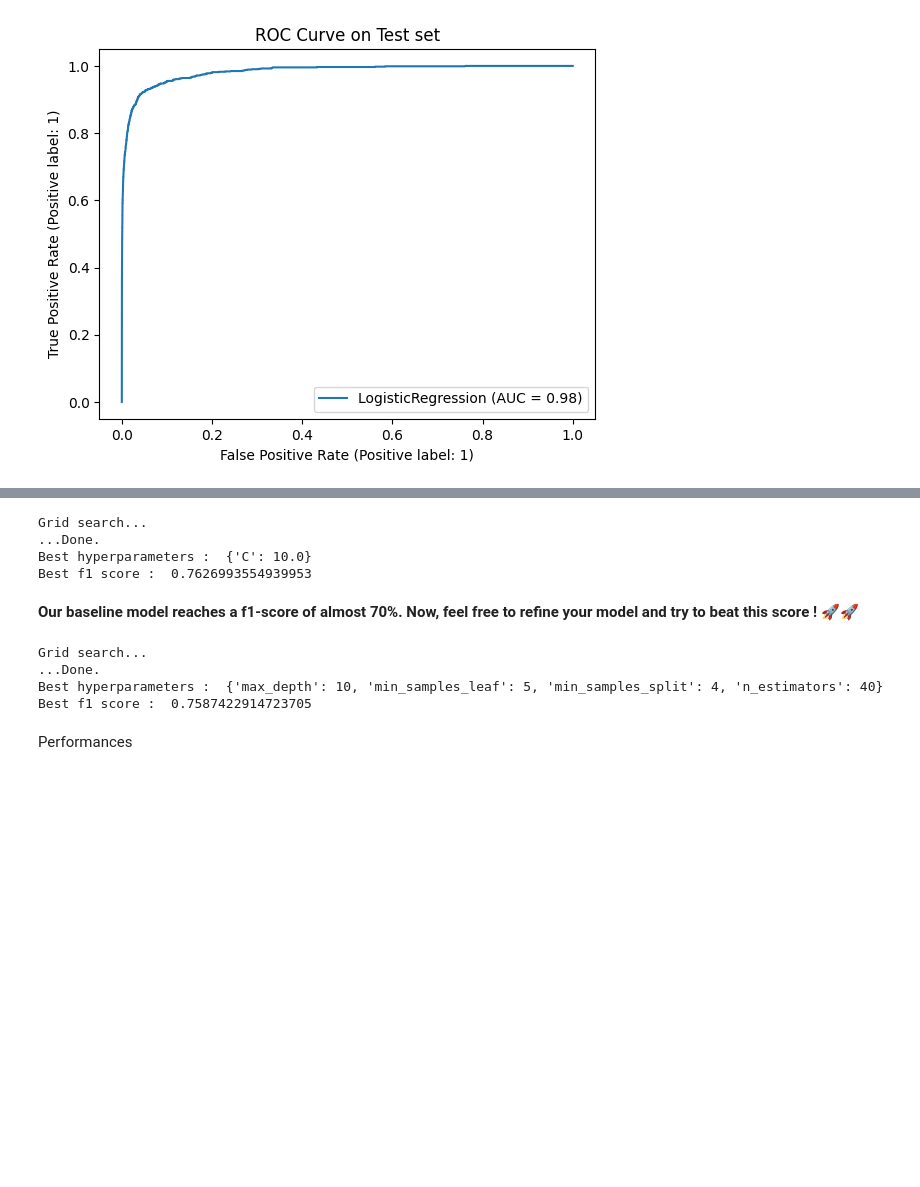
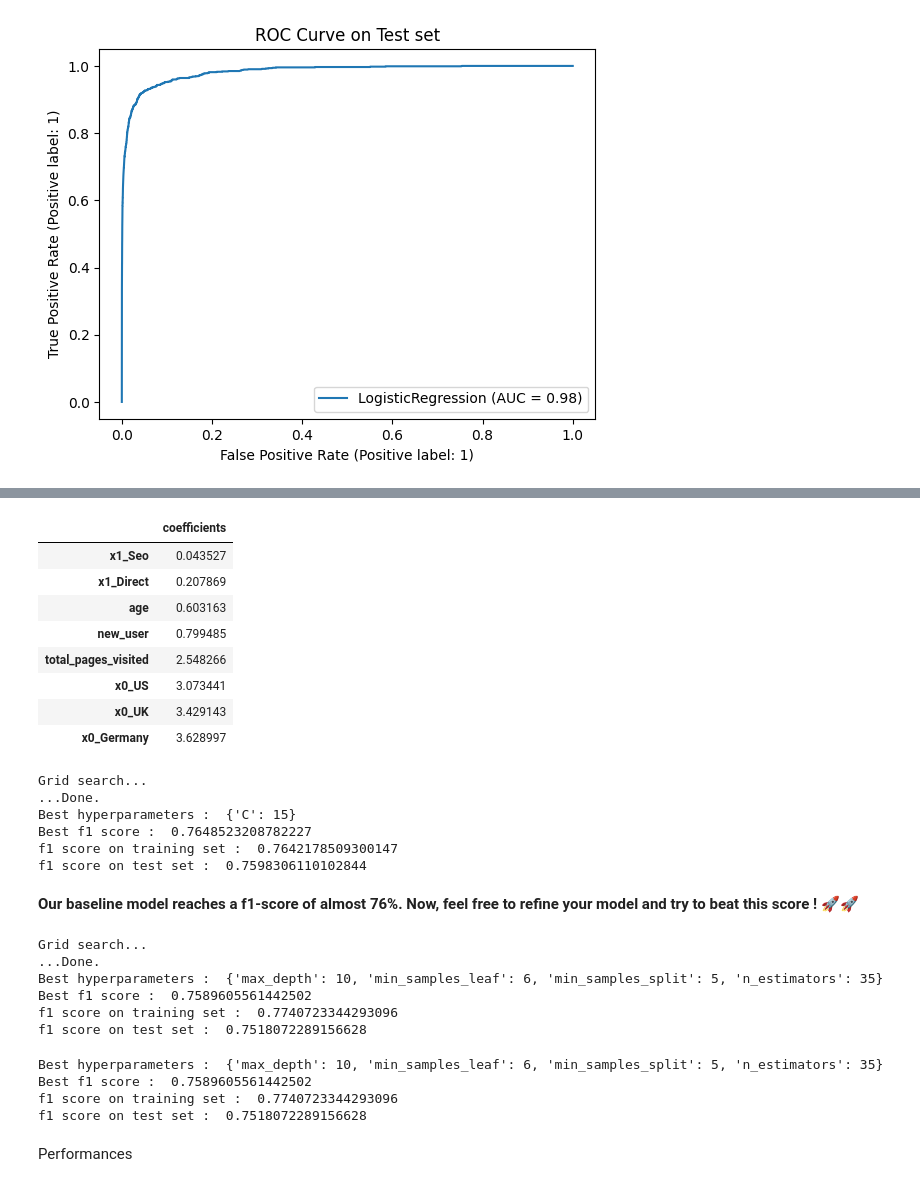
Before and after one commit to Stylomines/Conversion_rate_challenge, a Jupyter notebook: 02-Conversion_rate_challenge_template.ipynb, the cells around one changed output, grey strips where cells are left out. Drawn from its saved outputs; the diff is of its cells as text; code cells hidden in the pictures; blank space fills up the shorter version.

```diff
--- a/02-Conversion_rate_challenge_template.ipynb
+++ b/02-Conversion_rate_challenge_template.ipynb
@@ -292,0 +301,14 @@ plt.show()
+# %%
+# Compute abs() and sort values
+feature_importance = abs(coefs).sort_values(by = 'coefficients')
+feature_importance
+# %% [output]
+|  | coefficients |
+| x1_Seo | 0.043527 |
+| x1_Direct | 0.207869 |
+| age | 0.603163 |
+| new_user | 0.799485 |
+| total_pages_visited | 2.548266 |
+| x0_US | 3.073441 |
+| x0_UK | 3.429143 |
+| x0_Germany | 3.628997 |
@@ -295,20 +324,25 @@ plt.show()
 print("Grid search...")
 # Grid of values to be tested
 params = {
-    'C': [ 0.5, 1.0, 2.0, 5.0, 10.0, 15, 20.0] # 0 corresponds to no regularization
+    'C': [ 1, 5, 10.0, 15, 20] # 0 corresponds to no regularization
 }
-gridsearch = GridSearchCV(classifier, param_grid = params, cv = 3, scoring ="f1") # cv : the number of folds to be used for CV
+gridsearch = GridSearchCV(classifier, param_grid = params, cv = 5, scoring ="f1") # cv : the number of folds to be used for CV
 gridsearch.fit(X_train, Y_train)
 print("...Done.")
 print("Best hyperparameters : ", gridsearch.best_params_)
 print("Best f1 score : ", gridsearch.best_score_)
+
+print("f1 score on training set : ", gridsearch.score(X_train, Y_train))
+print("f1 score on test set : ", gridsearch.score(X_test, Y_test))
 # %% [output]
 Grid search...
 ...Done.
-Best hyperparameters :  {'C': 10.0}
-Best f1 score :  0.7626993554939953
+Best hyperparameters :  {'C': 15}
+Best f1 score :  0.7648523208782227
+f1 score on training set :  0.7642178509300147
+f1 score on test set :  0.7598306110102844
 # %% [markdown]
-**Our baseline model reaches a f1-score of almost 70%. Now, feel free to refine your model and try to beat this score ! 🚀🚀**
+**Our baseline model reaches a f1-score of almost 76%. Now, feel free to refine your model and try to beat this score ! 🚀🚀**
 # %%
 classifier = RandomForestClassifier()
 
@@ -317,22 +351,38 @@ print("Grid search...")
 # Grid of values to be tested
 # Grid of values to be tested
 params = {
-    'max_depth': [2, 4, 6, 8, 10],
-    'min_samples_leaf': [1, 2, 5],
-    'min_samples_split': [2, 4, 8],
-    'n_estimators': [10, 20, 40, 60, 80, 100]
+    'max_depth': [ 10, 12, 14],
+    'min_samples_leaf': [ 5, 6, 7],
+    'min_samples_split': [3, 4, 5],
+    'n_estimators': [25, 30, 35]
 }
 
-gridsearch = GridSearchCV(classifier, param_grid = params, cv = 3, scoring ="f1", n_jobs=-1) # cv : the number of folds to be used for CV
+gridsearch = GridSearchCV(classifier, param_grid = params, cv = 5, scoring ="f1", n_jobs=-1) # cv : the number of folds to be used for CV
 gridsearch.fit(X_train, Y_train)
 print("...Done.")
 print("Best hyperparameters : ", gridsearch.best_params_)
 print("Best f1 score : ", gridsearch.best_score_)
+
+print("f1 score on training set : ", gridsearch.score(X_train, Y_train))
+print("f1 score on test set : ", gridsearch.score(X_test, Y_test))
 # %% [output]
 Grid search...
 ...Done.
-Best hyperparameters :  {'max_depth': 10, 'min_samples_leaf': 5, 'min_samples_split': 4, 'n_estimators': 40}
-Best f1 score :  0.7587422914723705
+Best hyperparameters :  {'max_depth': 10, 'min_samples_leaf': 6, 'min_samples_split': 5, 'n_estimators': 35}
+Best f1 score :  0.7589605561442502
+f1 score on training set :  0.7740723344293096
+f1 score on test set :  0.7518072289156628
+# %%
+print("Best hyperparameters : ", gridsearch.best_params_)
+print("Best f1 score : ", gridsearch.best_score_)
+
+print("f1 score on training set : ", gridsearch.score(X_train, Y_train))
+print("f1 score on test set : ", gridsearch.score(X_test, Y_test))
+# %% [output]
+Best hyperparameters :  {'max_depth': 10, 'min_samples_leaf': 6, 'min_samples_split': 5, 'n_estimators': 35}
+Best f1 score :  0.7589605561442502
+f1 score on training set :  0.7740723344293096
+f1 score on test set :  0.7518072289156628
 # %% [markdown]
 Performances
 # %%
```
Also changed, not shown: parts of 27 cells of this notebook, 1 other file.
